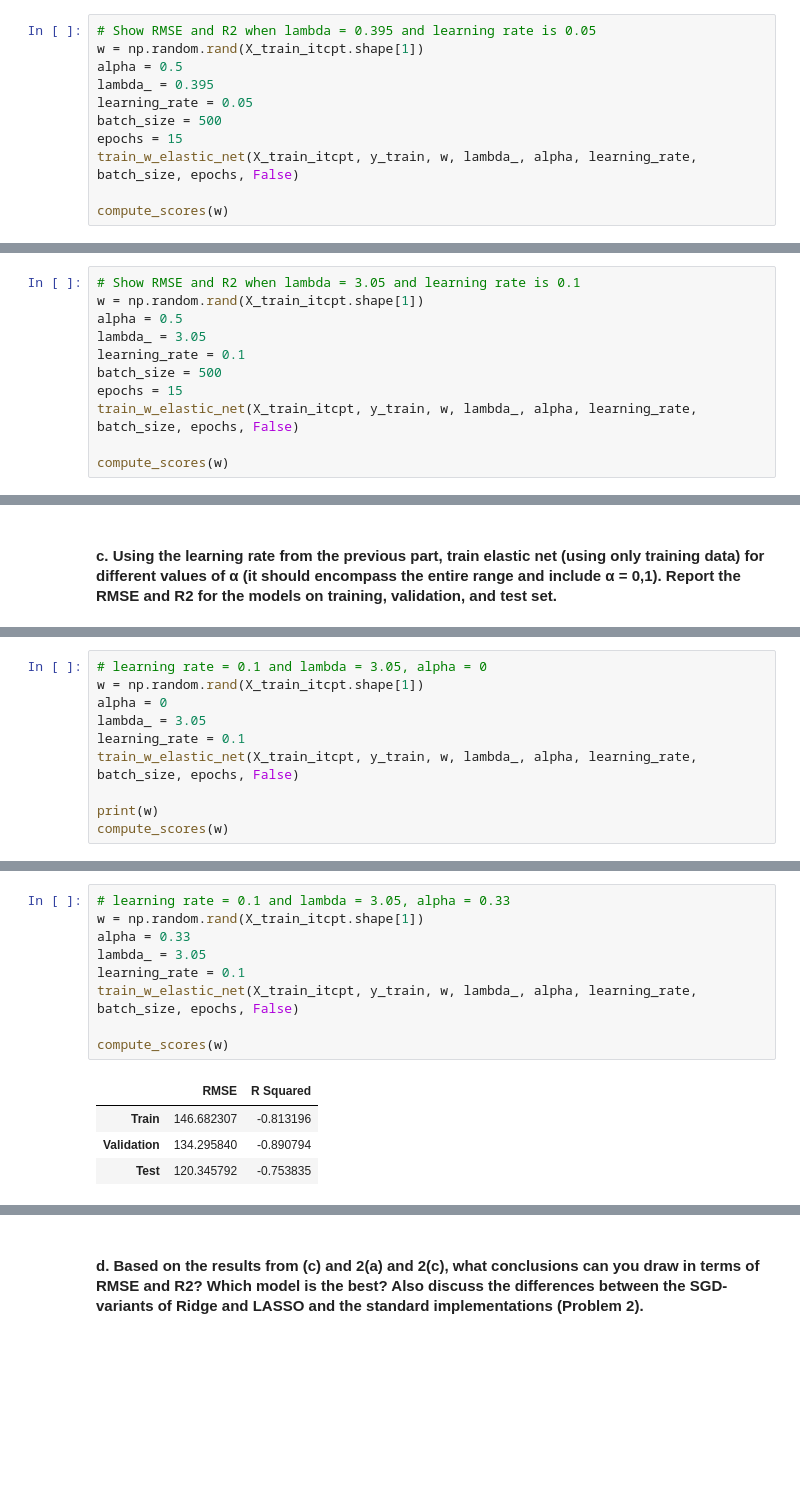
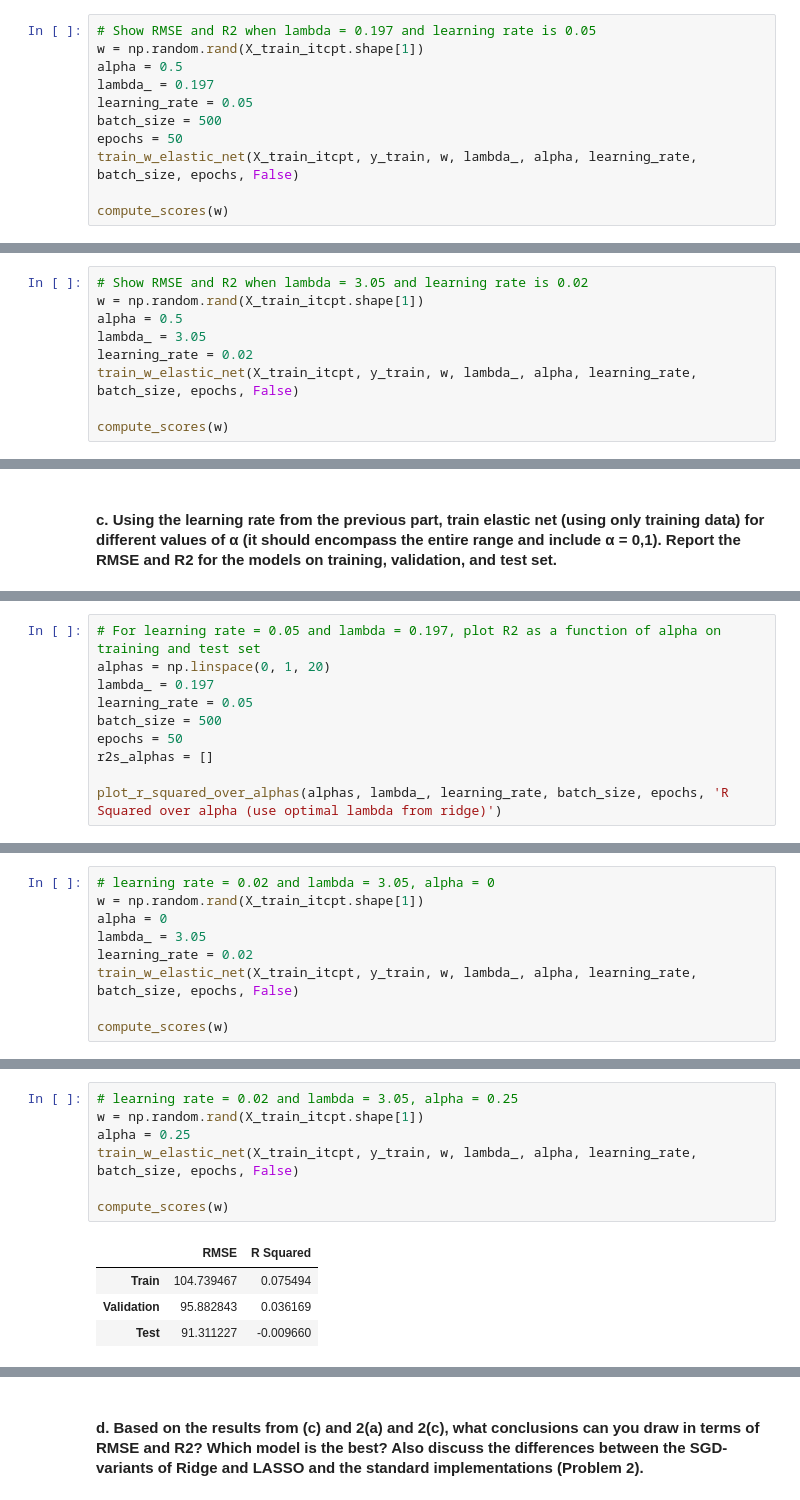
Before and after one commit to Leon-624/ML_HW, a Jupyter notebook: ML_HW1/ML_HW1_Linear_Reg.ipynb, the cells around one changed output, grey strips where cells are left out. Drawn from its saved outputs; the diff is of its cells as text; blank space fills up the shorter version.

```diff
--- a/ML_HW1/ML_HW1_Linear_Reg.ipynb
+++ b/ML_HW1/ML_HW1_Linear_Reg.ipynb
@@ -520,13 +540,13 @@ def compute_scores(w):
                         ['Train', 'Validation', 'Test'],
                         ['RMSE', 'R Squared'])
 # %%
-# Show RMSE and R2 when lambda = 0.395 and learning rate is 0.05
+# Show RMSE and R2 when lambda = 0.197 and learning rate is 0.05
 w = np.random.rand(X_train_itcpt.shape[1])
 alpha = 0.5
-lambda_ = 0.395
+lambda_ = 0.197
 learning_rate = 0.05
 batch_size = 500
-epochs = 15
+epochs = 50
 train_w_elastic_net(X_train_itcpt, y_train, w, lambda_, alpha, learning_rate, batch_size, epochs, False)
 
 compute_scores(w)
@@ -538,11 +558,9 @@ compute_scores(w)
 # %%
-# Show RMSE and R2 when lambda = 3.05 and learning rate is 0.1
+# Show RMSE and R2 when lambda = 3.05 and learning rate is 0.02
 w = np.random.rand(X_train_itcpt.shape[1])
 alpha = 0.5
 lambda_ = 3.05
-learning_rate = 0.1
-batch_size = 500
-epochs = 15
+learning_rate = 0.02
 train_w_elastic_net(X_train_itcpt, y_train, w, lambda_, alpha, learning_rate, batch_size, epochs, False)
 
 compute_scores(w)
@@ -555,0 +603,10 @@ compute_scores(w)
+# %%
+# For learning rate = 0.05 and lambda = 0.197, plot R2 as a function of alpha on training and test set
+alphas = np.linspace(0, 1, 20)
+lambda_ = 0.197
+learning_rate = 0.05
+batch_size = 500
+epochs = 50
+r2s_alphas = []
+
+plot_r_squared_over_alphas(alphas, lambda_, learning_rate, batch_size, epochs, 'R Squared over alpha (use optimal lambda from ridge)')
@@ -556,11 +615,10 @@ compute_scores(w)
 # %%
-# learning rate = 0.1 and lambda = 3.05, alpha = 0
+# learning rate = 0.02 and lambda = 3.05, alpha = 0
 w = np.random.rand(X_train_itcpt.shape[1])
 alpha = 0
 lambda_ = 3.05
-learning_rate = 0.1
+learning_rate = 0.02
 train_w_elastic_net(X_train_itcpt, y_train, w, lambda_, alpha, learning_rate, batch_size, epochs, False)
 
-print(w)
 compute_scores(w)
 # %% [output]
@@ -576,15 +629,13 @@ compute_scores(w)
 # %%
-# learning rate = 0.1 and lambda = 3.05, alpha = 0.33
+# learning rate = 0.02 and lambda = 3.05, alpha = 0.25
 w = np.random.rand(X_train_itcpt.shape[1])
-alpha = 0.33
-lambda_ = 3.05
-learning_rate = 0.1
+alpha = 0.25
 train_w_elastic_net(X_train_itcpt, y_train, w, lambda_, alpha, learning_rate, batch_size, epochs, False)
 
 compute_scores(w)
 # %% [output]
 |  | RMSE | R Squared |
-| Train | 146.682307 | -0.813196 |
-| Validation | 134.295840 | -0.890794 |
-| Test | 120.345792 | -0.753835 |
+| Train | 104.739467 | 0.075494 |
+| Validation | 95.882843 | 0.036169 |
+| Test | 91.311227 | -0.009660 |
 # %%
```
Also changed, not shown: parts of 40 cells of this notebook, 1 other file.
